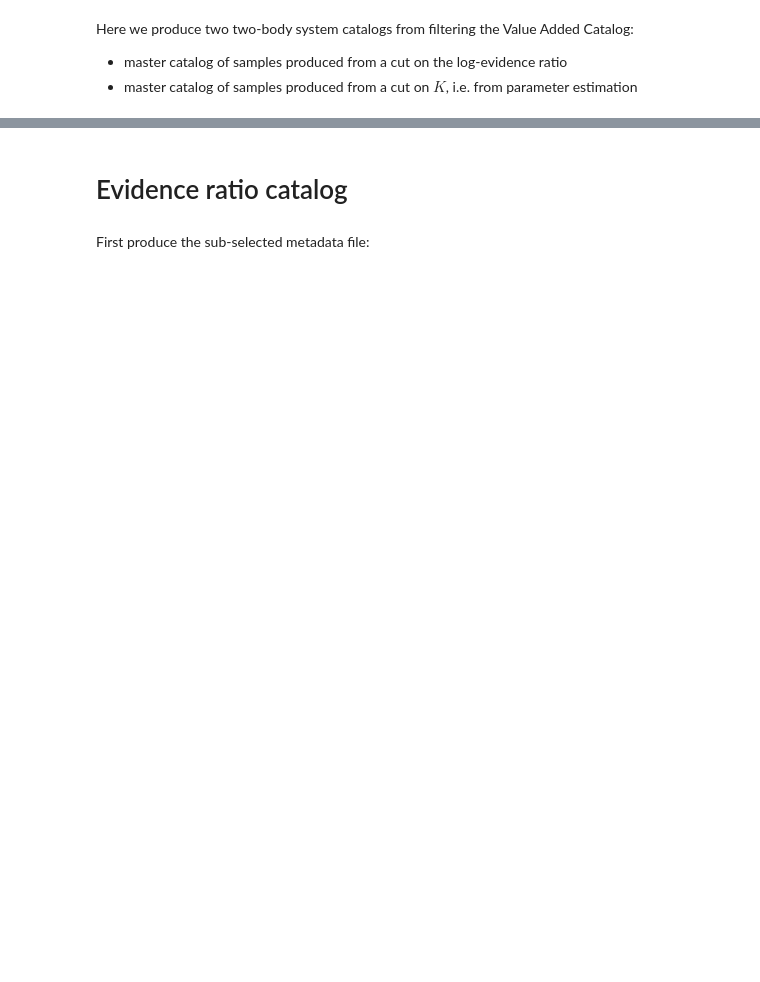
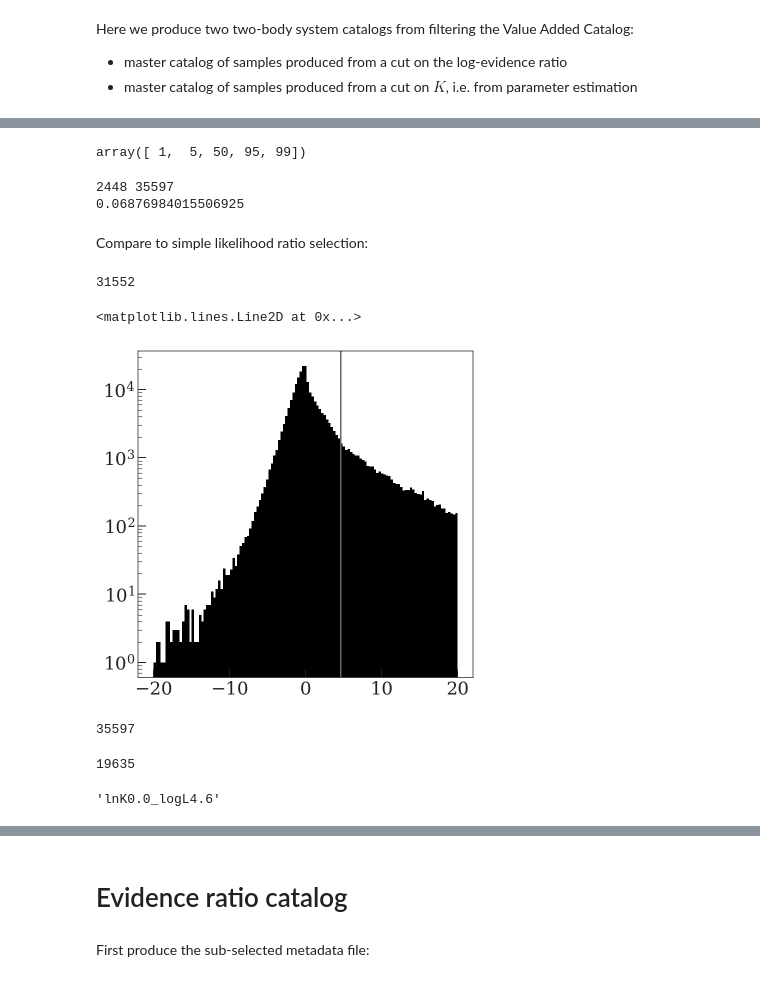
Before and after one commit to adrn/apogee-dr16-vac, a Jupyter notebook: notebooks/Make-binary-catalogs.ipynb, the cells around one changed output, grey strips where cells are left out. Cells and saved outputs as stored; diff of their text form; code cells hidden in the pictures; blank space fills up the shorter version.

```diff
--- a/notebooks/Make-binary-catalogs.ipynb
+++ b/notebooks/Make-binary-catalogs.ipynb
@@ -26,7 +26,7 @@ def fast_mf(P, K, e):
     mf_circ = P * K**3 / (2*np.pi * G)
     return mf_circ.to(u.Msun) * (1 - e**2)**1.5
 # %%
-c = Config.from_run_name('dr16')
+c = Config.from_run_name('dr16-random')
 # %%
 metadata = at.QTable.read(c.metadata_path)
 # %%
@@ -47,0 +112,43 @@ for name, path in zip(path_names, paths):
+# %%
+percentiles
+# %% [output]
+array([ 1,  5, 50, 95, 99])
+# %%
+lnK_cut = 0.
+n_control = (control_percentiles[:, 1] > lnK_cut).sum()
+
+percentile_mask = apogee_percentiles[:, 1] > lnK_cut
+n_apogee = percentile_mask.sum()
+
+print(n_control, n_apogee)
+print(n_control / n_apogee)
+# %% [output]
+2448 35597
+0.06876984015506925
+# %% [markdown]
+Compare to simple likelihood ratio selection:
+# %%
+llr = metadata['max_unmarginalized_ln_likelihood'] - metadata['robust_constant_ln_likelihood']
+# llr = metadata['max_unmarginalized_ln_likelihood'] - metadata['constant_ln_likelihood']
+llr_cut = 4.6
+llr_mask = (llr > llr_cut)
+llr_mask.sum()
+# %% [output]
+31552
+# %%
+plt.hist(llr, bins=np.linspace(-20, 20, 128));
+plt.yscale('log')
+plt.axvline(llr_cut)
+# %% [output]
+<matplotlib.lines.Line2D at 0x...>
+[figure, added]
+# %%
+percentile_mask.sum()
+# %% [output]
+35597
+# %%
+both_mask = (llr_mask & np.isin(metadata['APOGEE_ID'],
+                                percentile_apogee_ids[percentile_mask]))
+both_mask.sum()
+# %% [output]
+19635
@@ -47,0 +168,5 @@ for name, path in zip(path_names, paths):
+# %%
+name = f'lnK{lnK_cut:.1f}_logL{llr_cut:.1f}'
+name
+# %% [output]
+'lnK0.0_logL4.6'
```
Also changed, not shown: parts of 41 cells of this notebook, 1 other file.
